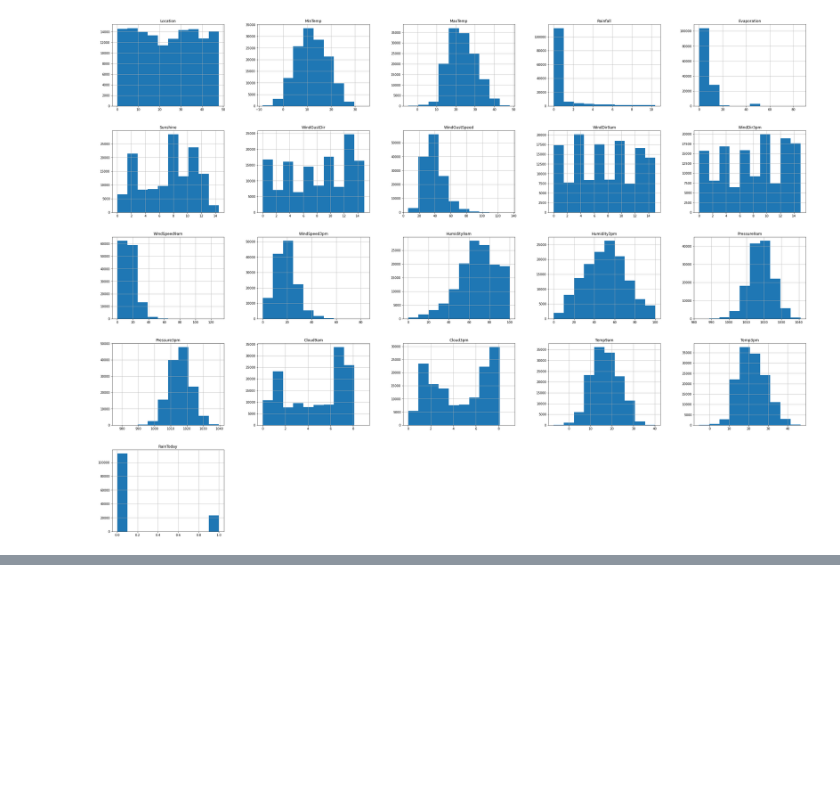
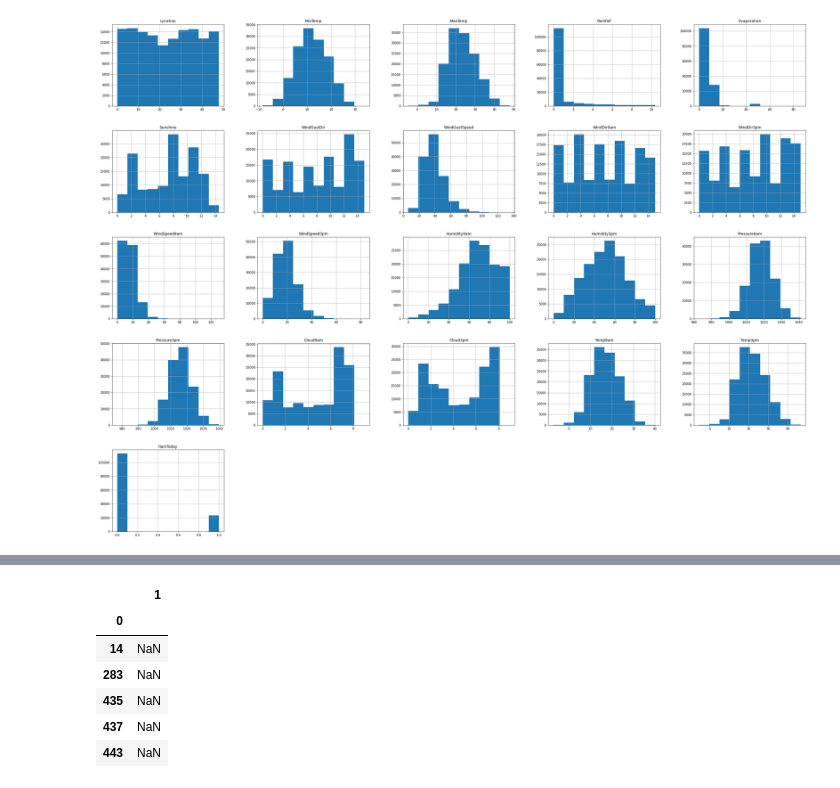
Before and after one commit to NileshCT/Linear_Regression_Modelling, a Jupyter notebook: Classification_Modelling_WeatherAUSipynb.ipynb, the cells around one changed output, grey strips where cells are left out. Saved outputs shown, nothing was run; the diff lists cells and outputs as text; code cells hidden in the pictures; blank space fills up the shorter version.

```diff
--- a/Classification_Modelling_WeatherAUSipynb.ipynb
+++ b/Classification_Modelling_WeatherAUSipynb.ipynb
@@ -348,0 +433,12 @@ plt.show
+# %%
+#Exploring top five records of raintomorrow feature with nan values.
+t=pd.DataFrame(a).set_index(0)
+t.head()
+# %% [output]
+|  | 1 |
+| 0 |  |
+| 14 | NaN |
+| 283 | NaN |
+| 435 | NaN |
+| 437 | NaN |
+| 443 | NaN |
```
Also changed, not shown: parts of 22 cells of this notebook.
